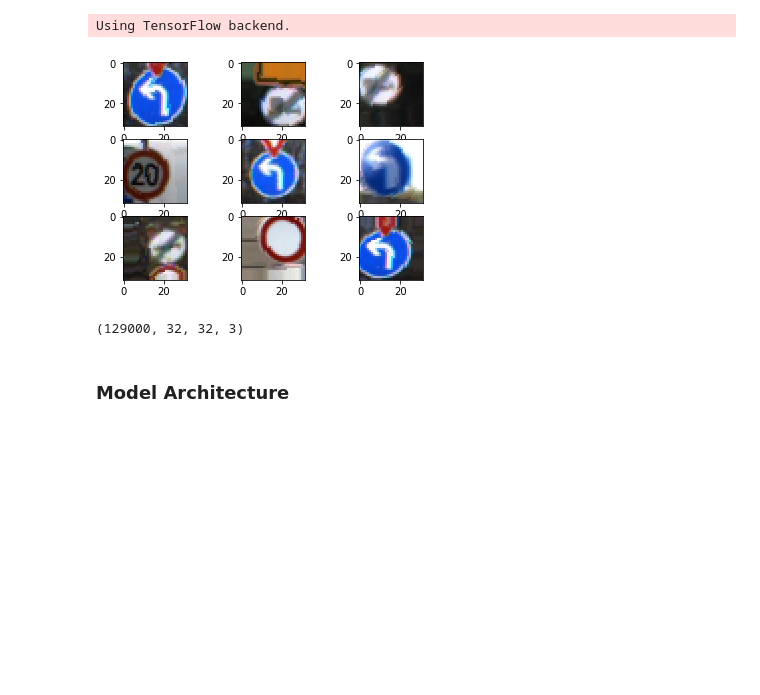
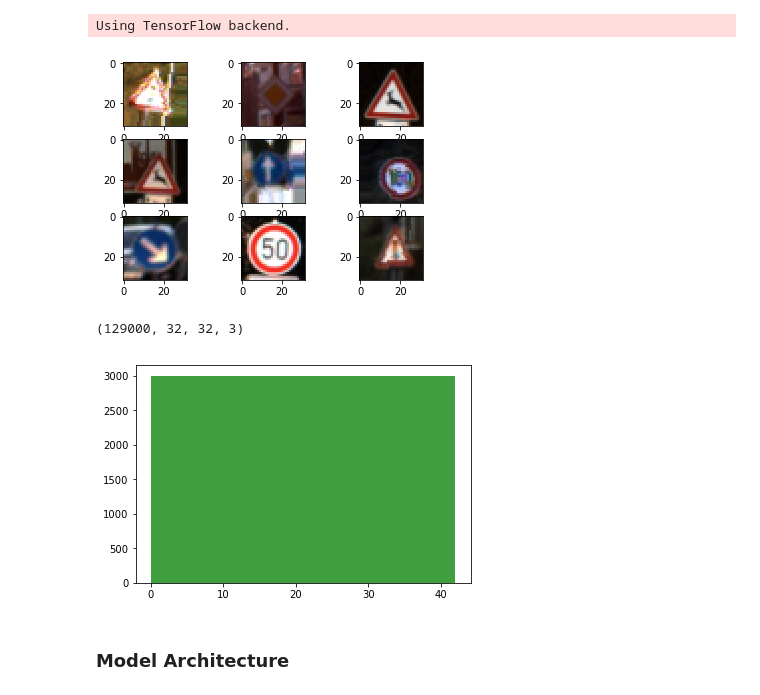
Before and after one commit to jake5452/CarND-Traffic-Sign-Classifier-Project, a Jupyter notebook: Traffic_Sign_Classifier.ipynb, the cells around one changed output. Cells and saved outputs as stored; diff of their text form; code cells hidden in the pictures; blank space fills up the shorter version.

```diff
--- a/Traffic_Sign_Classifier.ipynb
+++ b/Traffic_Sign_Classifier.ipynb
@@ -189,11 +194,9 @@ X_test_processed = np.array(X_test_processed)
 # %%
 import numpy as np
-from tqdm import tqdm
 from sklearn.utils import shuffle
 from keras.preprocessing.image import ImageDataGenerator
 
-# Use ImageDataGenerator to generate augmented data set
-# Images are modified with geometric transforms
+# Augment the data using ImageDataGenerator
 datagen = ImageDataGenerator(rotation_range=8,
                              width_shift_range=0.2,
                              height_shift_range=0.2,
@@ -202,45 +205,48 @@ datagen = ImageDataGenerator(rotation_range=8,
                              fill_mode='nearest',
                              horizontal_flip=False,
                              vertical_flip=False)
-datagen.fit(X_train.astype('float32'))
+datagen.fit(X_train_processed.astype('float32'))
 
+# Produce dataset with equal distribution and also augmented
 total_image_per_class = 3000
-X_train_augmented = np.empty((0,32,32,3))
-y_train_augmented = np.empty(0,dtype='uint8')
+X_augmented = np.empty((0,32,32,3))
+y_augmented = np.empty(0,dtype='uint8')
 
-for i in tqdm(range(n_classes)):
+for i in range(n_classes):
+    # Generate data for each class
     images_for_class_i = X_train_processed[y_train==i]
     y_for_class_i = y_train[y_train==i]
 
-    X_train_augmented_i = np.copy(images_for_class_i)
-    y_train_augmented_i = np.copy(y_for_class_i)
+    # Copy original images
+    X_batch = np.copy(images_for_class_i)
+    y_batch = np.copy(y_for_class_i)
 
-    for X, y in datagen.flow(images_for_class_i, y_for_class_i, batch_size=len(y_for_class_i), seed=i):
-        X_train_augmented_i = np.append(X_train_augmented_i, X, axis=0)
-        y_train_augmented_i = np.append(y_train_augmented_i, y, axis=0)
+    for X, y in datagen.flow(images_for_class_i, y_for_class_i):
+        X_batch = np.append(X_batch, X, axis=0)
+        y_batch = np.append(y_batch, y, axis=0)
 
-        if len(X_train_augmented_i) >= total_image_per_class:
+        # Break if datagen has produced enough data for the class
+        if len(X_batch) >= total_image_per_class:
             break
 
-    X_train_augmented = np.append(X_train_augmented, X_train_augmented_i[:total_image_per_class], axis=0)
-    y_train_augmented = np.append(y_train_augmented, y_train_augmented_i[:total_image_per_class], axis=0)
+    X_augmented = np.append(X_augmented, X_batch[:total_image_per_class], axis=0)
+    y_augmented = np.append(y_augmented, y_batch[:total_image_per_class], axis=0)
 
-# Shuffle the data after generation
-X_train_augmented, y_train_augmented = shuffle(X_train_augmented, y_train_augmented, random_state=43)
+X_augmented, y_augmented = shuffle(X_augmented, y_augmented)
 # %% [output]
 Using TensorFlow backend.
 # %%
-# show the plot of augmeted images
 for i in range(0, 9):
     plt.subplot(330 + 1 + i)
-    plt.imshow(X_train_augmented[i], cmap=plt.get_cmap('gray'))
+    plt.imshow(X_augmented[i])
+# show the plot
 plt.show()
-
-#Chec
-X_train_augmented.shape
+plt.hist(y_augmented, n_classes, facecolor='g', alpha=0.75)
+X_augmented.shape
 # %% [output]
-[figure, old version]
+[figure, new version]
 (129000, 32, 32, 3)
+[figure, added]
 # %% [markdown]
 ### Model Architecture
 # %%
```
Also changed, not shown: parts of 13 cells of this notebook, 10 other files.
